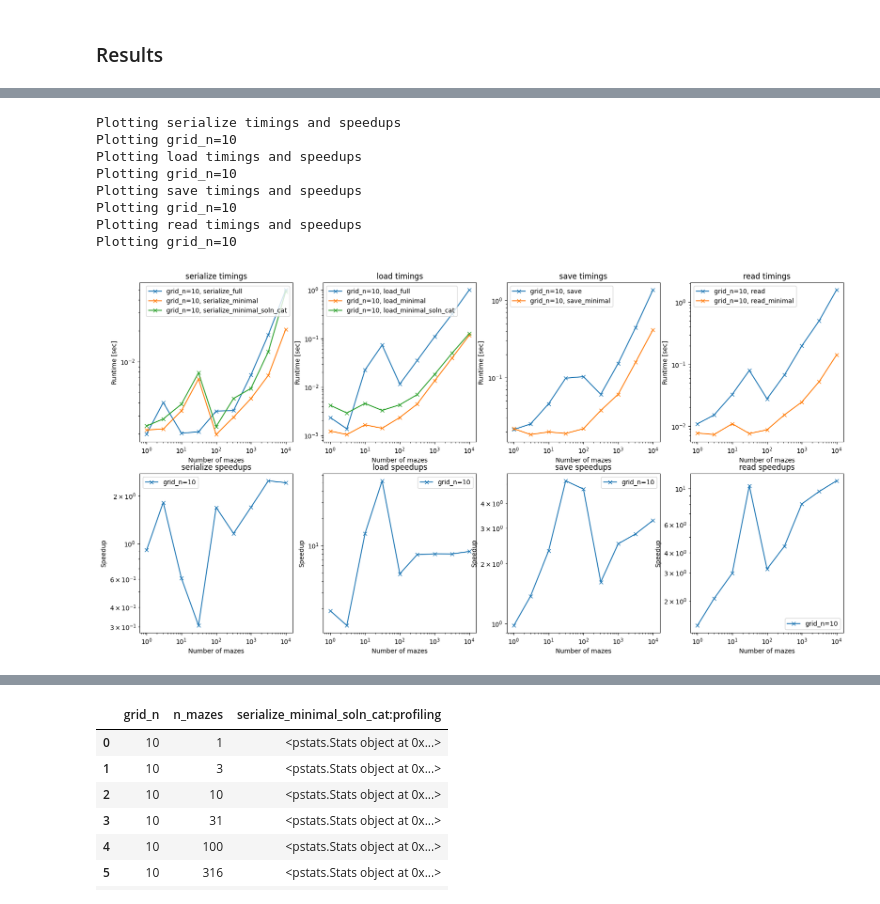
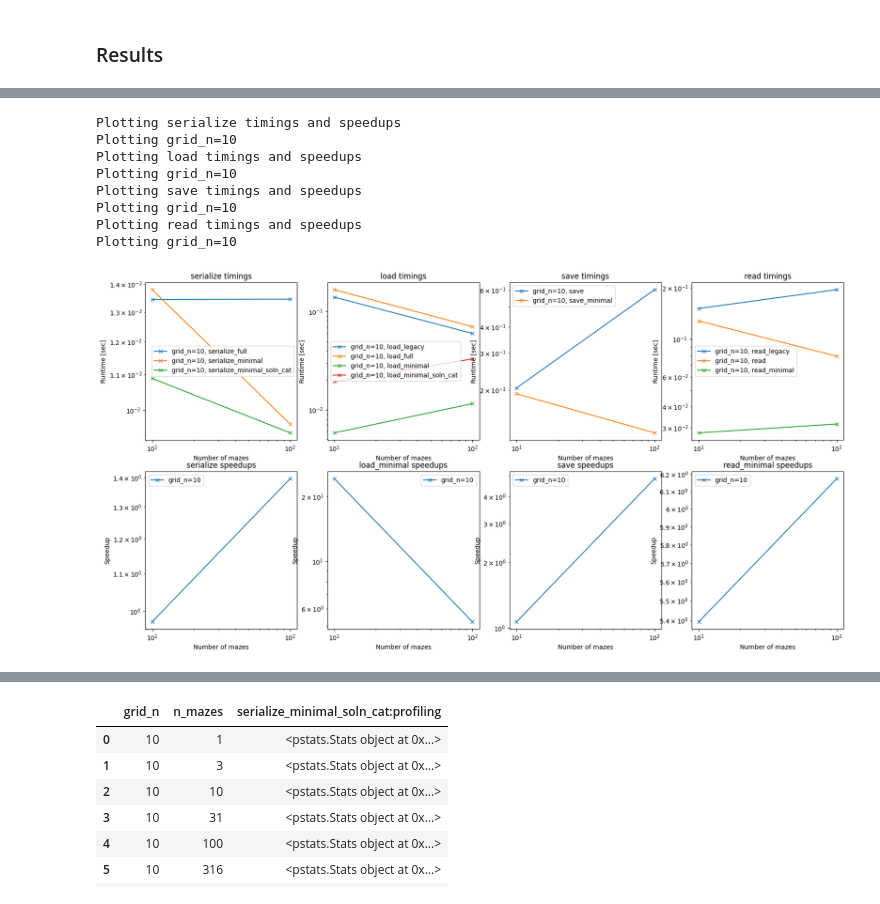
Before and after one commit to understanding-search/maze-dataset, a Jupyter notebook: notebooks/profile_dataset_save_read.ipynb, the cells around one changed output, grey strips where cells are left out. Drawn from its saved outputs; the diff is of its cells as text; code cells hidden in the pictures.

Commit message:
Added back legacy `MazeDataset.load` as `_load_legacy`. Added a key value to SERIALIZE_MINIMAL_THRESHOLD to allow access while calling `zanj.read`. Updated profiling nb plots.

```diff
--- a/notebooks/profile_dataset_save_read.ipynb
+++ b/notebooks/profile_dataset_save_read.ipynb
@@ -116,6 +116,9 @@ def measure_dataset_speed(
     _d_cpy = copy.deepcopy(d)
 
     row_data.update(wrapped_timeit_fancy(
+        'load_legacy', lambda: MazeDataset._load_legacy(result_serialize), **kwargs_fancy_timeit
+    )[0])
+    row_data.update(wrapped_timeit_fancy(
         'load_full', lambda: MazeDataset._load_full(result_serialize), **kwargs_fancy_timeit
     )[0])
     row_data.update(wrapped_timeit_fancy(
@@ -129,6 +132,7 @@ def measure_dataset_speed(
     path_default: str = f'../data/{d.cfg.to_fname()}.zanj'
     path_min: str = f'../data/{d.cfg.to_fname()}_min.zanj'
 
+
     # default
     set_serialize_minimal_threshold(None)
     _d_cpy = copy.deepcopy(d)
@@ -137,6 +141,15 @@ def measure_dataset_speed(
     )[0])
     _d_cpy = copy.deepcopy(d)
 
+    # legacy
+    set_serialize_minimal_threshold(-1)
+    row_data.update(wrapped_timeit_fancy(
+        'read_legacy', lambda: MazeDataset.read(file_path=path_default), **kwargs_fancy_timeit
+    )[0])
+
+
+    #default read
+    set_serialize_minimal_threshold(None)
     row_data.update(wrapped_timeit_fancy(
         'read', lambda: MazeDataset.read(file_path=path_default), **kwargs_fancy_timeit
     )[0])
@@ -214,9 +227,11 @@ def compute_speedups(speeds: pd.DataFrame) -> pd.DataFrame:
     # for prefix in column_measurement_prefixes:
     #     speeds[f'{prefix}_speedup'] = speeds[f'{prefix}_full'] / speeds[f'{prefix}_minimal']
     speeds['serialize/speedup'] = speeds['serialize_full'] / speeds['serialize_minimal']
-    speeds['load/speedup'] = speeds['load_full'] / speeds['load_minimal']
+    speeds['load_minimal/speedup'] = speeds['load_legacy'] / speeds['load_minimal']
+    speeds['load/speedup'] = speeds['load_legacy'] / speeds['load_full']
     speeds['save/speedup'] = speeds['save'] / speeds['save_minimal']
-    speeds['read/speedup'] = speeds['read'] / speeds['read_minimal']
+    speeds['read_minimal/speedup'] = speeds['read_legacy'] / speeds['read_minimal']
+    speeds['read/speedup'] = speeds['read_legacy'] / speeds['read']
 
     return speeds
 
@@ -249,33 +258,34 @@ def plot_speeds(speeds: pd.DataFrame, column_measurement_prefixes: list[str] = [
             ax_timings = axs[0, i]
             speeds_masked = speeds[speeds['grid_n'] == grid_n].sort_values('n_mazes')
             x_n_mazes = speeds_masked['n_mazes']
 
             # Plotting
             for col in speeds_masked.columns:
                 if (prefix in col) and ('speedup' not in col) and (":" not in col):
                     ax_timings.plot(x_n_mazes, speeds_masked[col], "x-", label=f'grid_n={grid_n}, {col}')
 
             # Setting multiple properties with `set`
             ax_timings.set(xscale='log', yscale='log', xlabel='Number of mazes', ylabel='Runtime [sec]', title=f'{prefix} timings')
             ax_timings.legend()
 
             # speedups
             ax_speedups = axs[1, i]
-            ax_speedups.plot(x_n_mazes, speeds_masked[f'{prefix}/speedup'], "x-", label=f'grid_n={grid_n}')
+            col_name: str = f'{prefix}' if prefix in ('serialize','save') else f'{prefix}_minimal'
+            ax_speedups.plot(x_n_mazes, speeds_masked[f"{col_name}/speedup"], "x-", label=f'grid_n={grid_n}')
 
             # Setting multiple properties with `set` for ax_speedups
-            ax_speedups.set(xscale='log', yscale='log', xlabel='Number of mazes', ylabel='Speedup', title=f'{prefix} speedups')
+            ax_speedups.set(xscale='log', yscale='log', xlabel='Number of mazes', ylabel='Speedup', title=f'{col_name} speedups')
             ax_speedups.legend()
 
 
 plot_speeds(SPEEDS)
 # %% [output]
 Plotting serialize timings and speedups
 Plotting grid_n=10
 Plotting load timings and speedups
 Plotting grid_n=10
 Plotting save timings and speedups
 Plotting grid_n=10
 Plotting read timings and speedups
 Plotting grid_n=10
-[figure, old version]
+[figure, new version]
```
Also changed, not shown: parts of 6 cells of this notebook, 1 other file.
